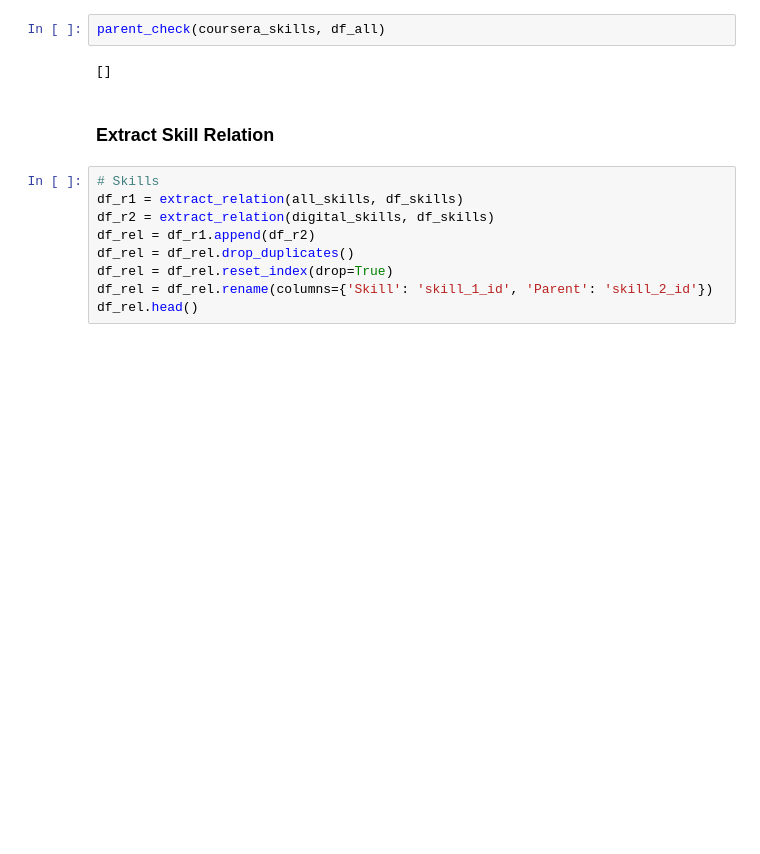
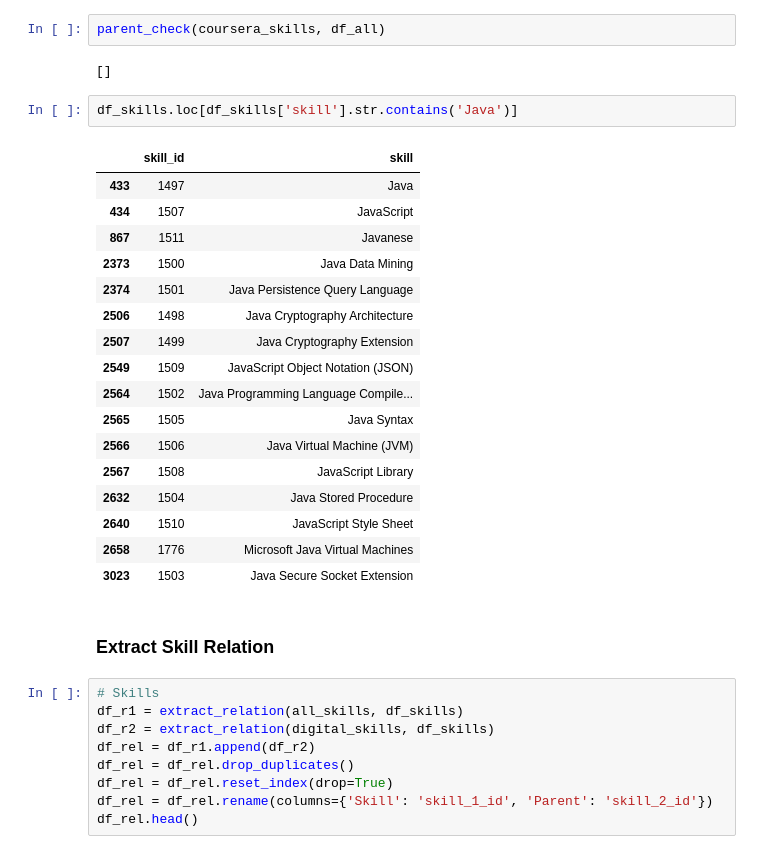
Before and after one commit to binxuankong/skills-ontology-project, a Jupyter notebook: Skills To DB Format (All).ipynb, the cells around one changed output. Cells and saved outputs as stored; diff of their text form; blank space fills up the shorter version.

```diff
--- a/Skills To DB Format (All).ipynb
+++ b/Skills To DB Format (All).ipynb
@@ -204,6 +204,26 @@ parent_check(digital_skills, df_skills)
 parent_check(coursera_skills, df_all)
 # %% [output]
 []
+# %%
+df_skills.loc[df_skills['skill'].str.contains('Java')]
+# %% [output]
+|  | skill_id | skill |
+| 433 | 1497 | Java |
+| 434 | 1507 | JavaScript |
+| 867 | 1511 | Javanese |
+| 2373 | 1500 | Java Data Mining |
+| 2374 | 1501 | Java Persistence Query Language |
+| 2506 | 1498 | Java Cryptography Architecture |
+| 2507 | 1499 | Java Cryptography Extension |
+| 2549 | 1509 | JavaScript Object Notation (JSON) |
+| 2564 | 1502 | Java Programming Language Compile... |
+| 2565 | 1505 | Java Syntax |
+| 2566 | 1506 | Java Virtual Machine (JVM) |
+| 2567 | 1508 | JavaScript Library |
+| 2632 | 1504 | Java Stored Procedure |
+| 2640 | 1510 | JavaScript Style Sheet |
+| 2658 | 1776 | Microsoft Java Virtual Machines |
+| 3023 | 1503 | Java Secure Socket Extension |
 # %% [markdown]
 ### Extract Skill Relation
 # %%
```
Also changed, not shown: parts of 14 cells of this notebook, 14 other files.
